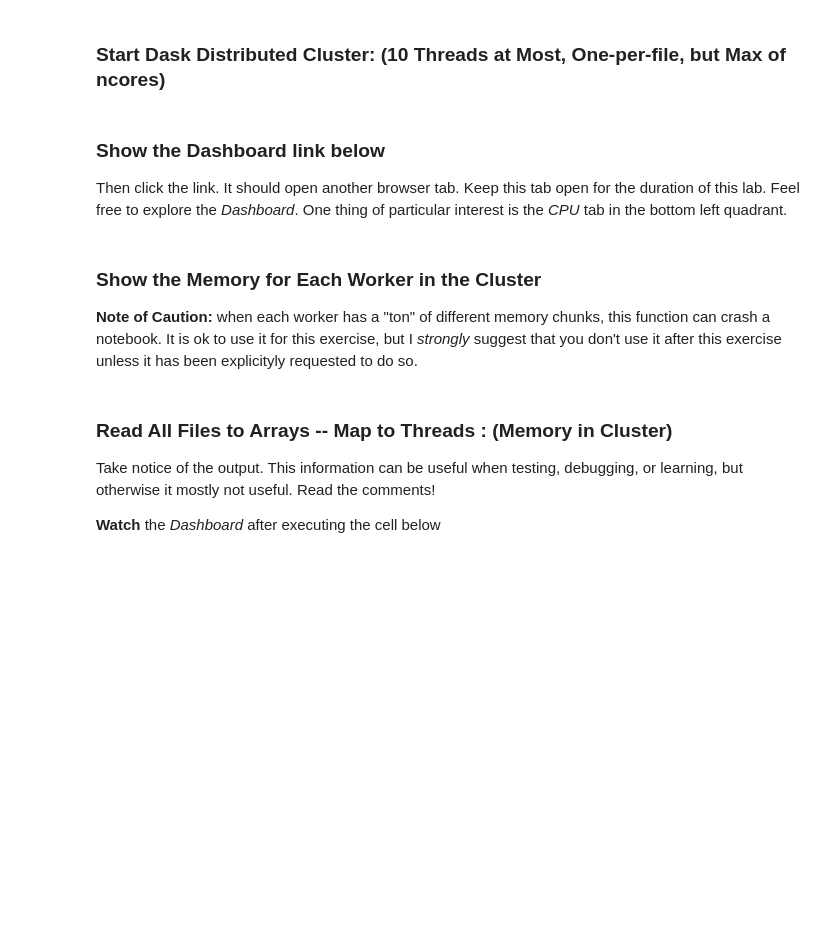
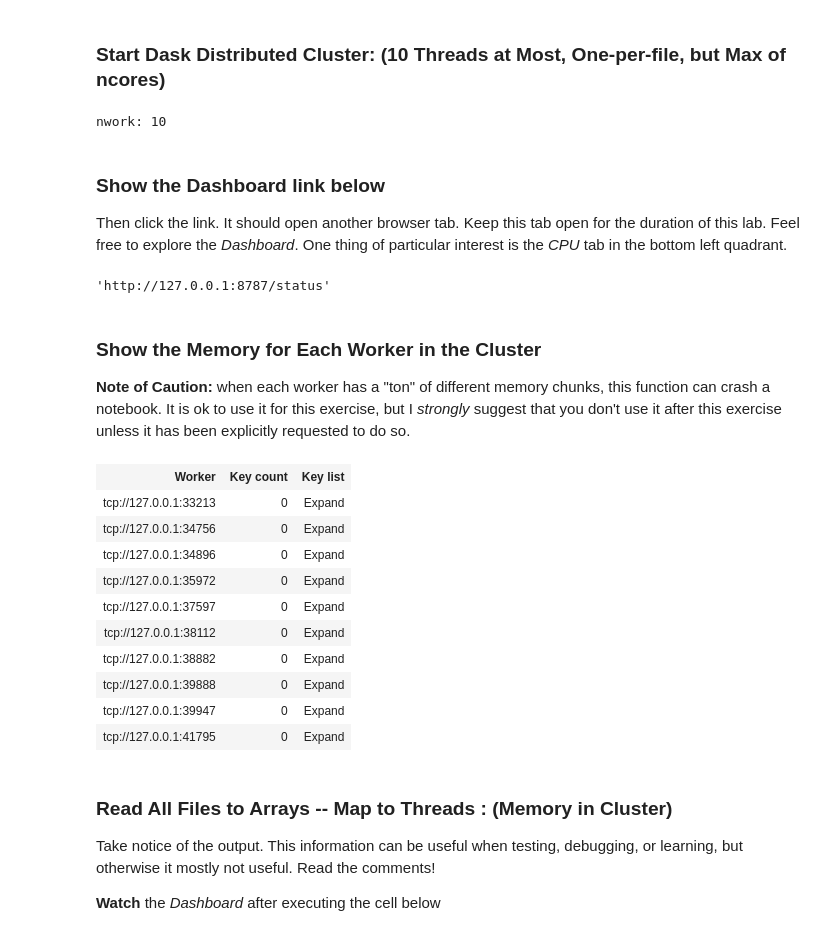
Before and after one commit to NickJi98/gp257-class, a Jupyter notebook: Labs/Dask/DASK.ipynb, the cells around one changed output. Saved outputs shown, nothing was run; the diff lists cells and outputs as text; code cells hidden in the pictures; blank space fills up the shorter version.

```diff
--- a/Labs/Dask/DASK.ipynb
+++ b/Labs/Dask/DASK.ipynb
@@ -218,23 +222,40 @@ print(f'nfiles: {nfiles}')
 # %% [markdown]
 ### Start Dask Distributed Cluster: (10 Threads at Most, One-per-file, but Max of ncores)
 # %%
-ncore = #use a function call. See imports above
-nwork = min('?','?')
+ncore = cpu_count() # use a function call. See imports above
+nwork = min(ncore, 10)
+print(f'nwork: {nwork}')
 
-client = Client(n_workers=nwork,processes=True,threads_per_worker=1)
-#Garbage collection problems if not set ----^   and --------------^
+client = Client(n_workers=nwork, processes=True, threads_per_worker=1)
+# Garbage collection problems if not set ----^   and ---------------^
+# %% [output]
+nwork: 10
 # %% [markdown]
 ### Show the Dashboard link below
 
 Then click the link. It should open another browser tab. Keep this tab open for the duration of this lab. Feel free to explore the *Dashboard*.  One thing of particular interest is the *CPU* tab in the bottom left quadrant.
 # %%
-#your code
+client.dashboard_link
+# %% [output]
+'http://127.0.0.1:8787/status'
 # %% [markdown]
 ### Show the Memory for Each Worker in the Cluster
 
-**Note of Caution:** when each worker has a "ton" of different memory chunks, this function can crash a notebook.  It is ok to use it for this exercise, but I *strongly* suggest that you don't use it after this exercise unless it has been explicityly requested to do so.
+**Note of Caution:** when each worker has a "ton" of different memory chunks, this function can crash a notebook.  It is ok to use it for this exercise, but I *strongly* suggest that you don't use it after this exercise unless it has been explicitly requested to do so.
 # %%
-#your code
+client.has_what()
+# %% [output]
+| Worker | Key count | Key list |
+| tcp://127.0.0.1:33213 | 0 | Expand |
+| tcp://127.0.0.1:34756 | 0 | Expand |
+| tcp://127.0.0.1:34896 | 0 | Expand |
+| tcp://127.0.0.1:35972 | 0 | Expand |
+| tcp://127.0.0.1:37597 | 0 | Expand |
+| tcp://127.0.0.1:38112 | 0 | Expand |
+| tcp://127.0.0.1:38882 | 0 | Expand |
+| tcp://127.0.0.1:39888 | 0 | Expand |
+| tcp://127.0.0.1:39947 | 0 | Expand |
+| tcp://127.0.0.1:41795 | 0 | Expand |
 # %% [markdown]
 ### Read All Files to Arrays -- Map to Threads : (Memory in Cluster)
 
```
Also changed, not shown: parts of 31 cells of this notebook.
